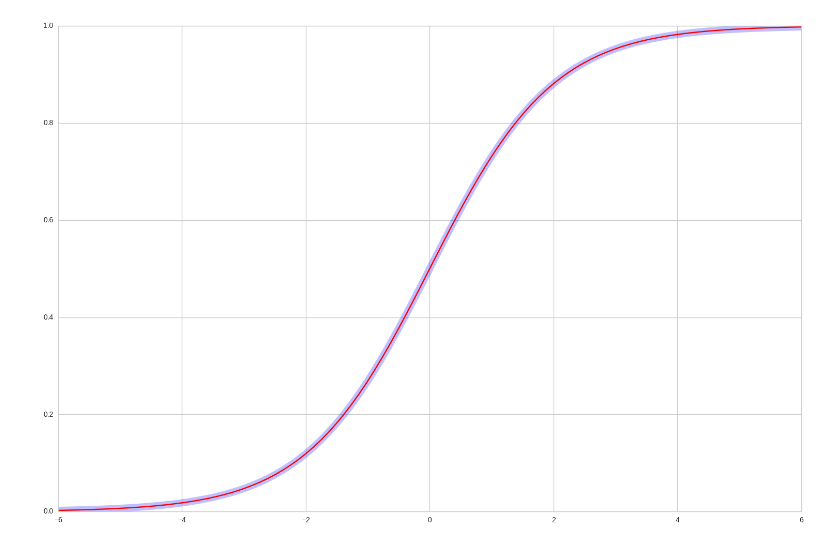
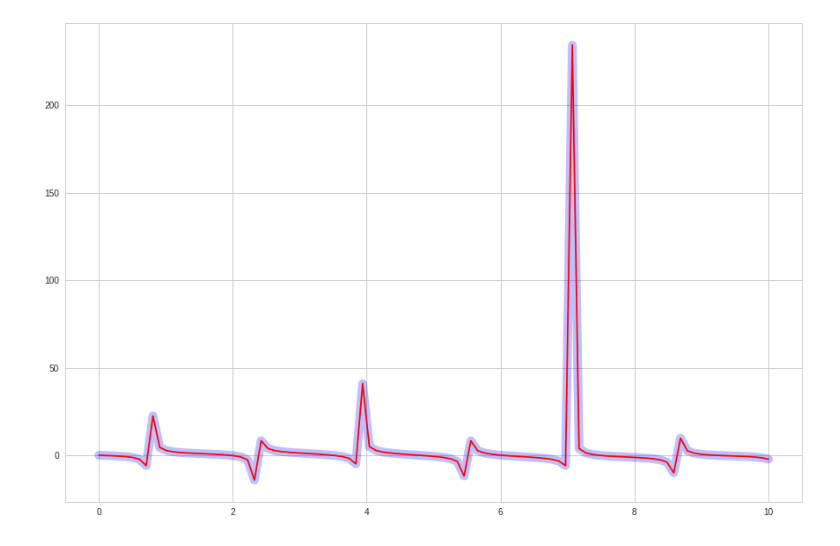
Before and after one commit to jbhersch/fast_fourier_series, a Jupyter notebook: noise_removal.ipynb, the cells around one changed output. Drawn from its saved outputs; the diff is of its cells as text; code cells hidden in the pictures.

```diff
--- a/noise_removal.ipynb
+++ b/noise_removal.ipynb
@@ -101,13 +157,16 @@ plt.show()
 # %%
-x = np.linspace(-6,6,100)
-y = 1/(1+np.exp(-x))
+x = np.linspace(0,10,100)
 
-fs = FFS(x,y,100)
+y = np.sin(np.pi*x/5)-np.tan(x*2)
 
-plt.figure(figsize=(15,10))
-plt.plot(x,y,'b',linewidth=10,alpha=0.25)
-plt.plot(x,fs.evaluate(x),'r')
-plt.tight_layout()
-plt.show()
+fs = FFS(x, y, pad=1)
+
+fig = plt.figure(figsize=(15,10))
+ax = fig.add_subplot(111)
+
+ax.plot(x,y,'b',linewidth=10,alpha=0.25)
+ax.plot(x, fs.evaluate(x), 'r')
+
+fig.show()
 # %% [output]
-[figure, old version]
+[figure, new version]
```
Also changed, not shown: parts of 21 cells of this notebook, 8 other files.
